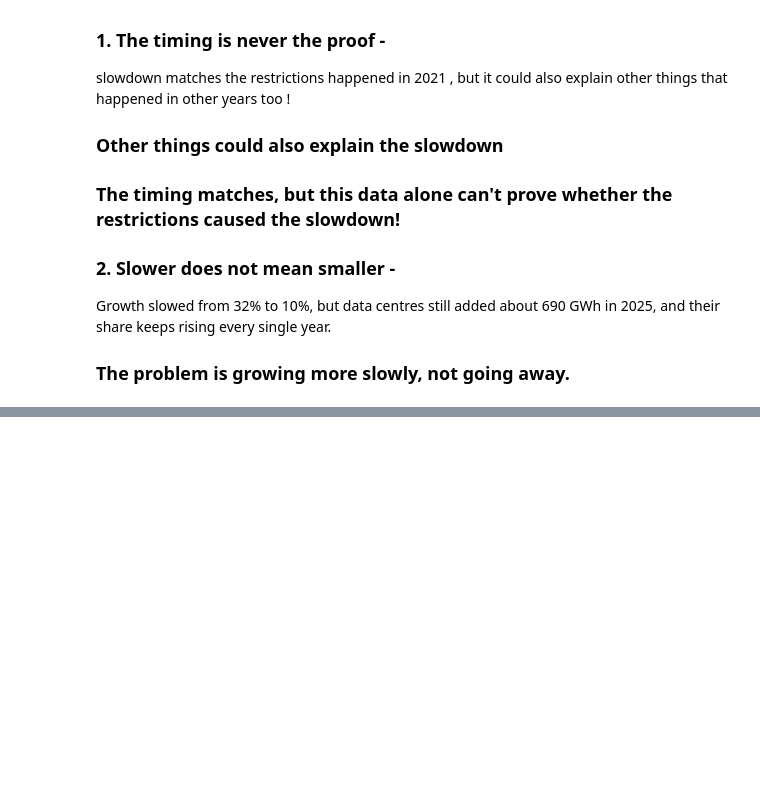
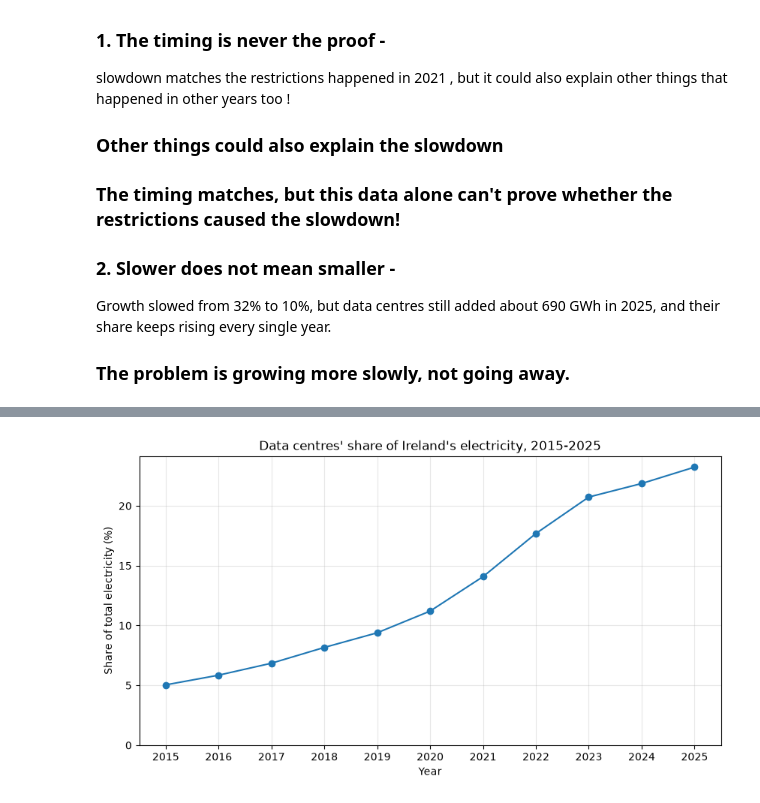
Before and after one commit to roshanroy7/data-centre-power-analysis, a Jupyter notebook: notebooks/01_explore_data.ipynb, the cells around one changed output, grey strips where cells are left out. Saved outputs shown, nothing was run; the diff lists cells and outputs as text; code cells hidden in the pictures; blank space fills up the shorter version.

Commit message:
Add data centre share chart

```diff
--- a/notebooks/01_explore_data.ipynb
+++ b/notebooks/01_explore_data.ipynb
@@ -161,0 +166,12 @@ Growth slowed from 32% to 10%, but data centres still added about 690 GWh in 202
+# %%
+fig, ax = plt.subplots(figsize=(10, 5))
+ax.plot(yearly.index, yearly["dc_share"], marker="o")
+ax.set_title("Data centres' share of Ireland's electricity, 2015-2025")
+ax.set_xlabel("Year")
+ax.set_ylabel("Share of total electricity (%)")
+ax.grid(alpha=0.3)
+ax.set_ylim(bottom=0)
+plt.savefig("../charts/01_dc_share.png", dpi=150, bbox_inches="tight")
+plt.show()
+# %% [output]
+[figure, added]
```
Also changed, not shown: parts of 1 cell of this notebook, 1 other file.
